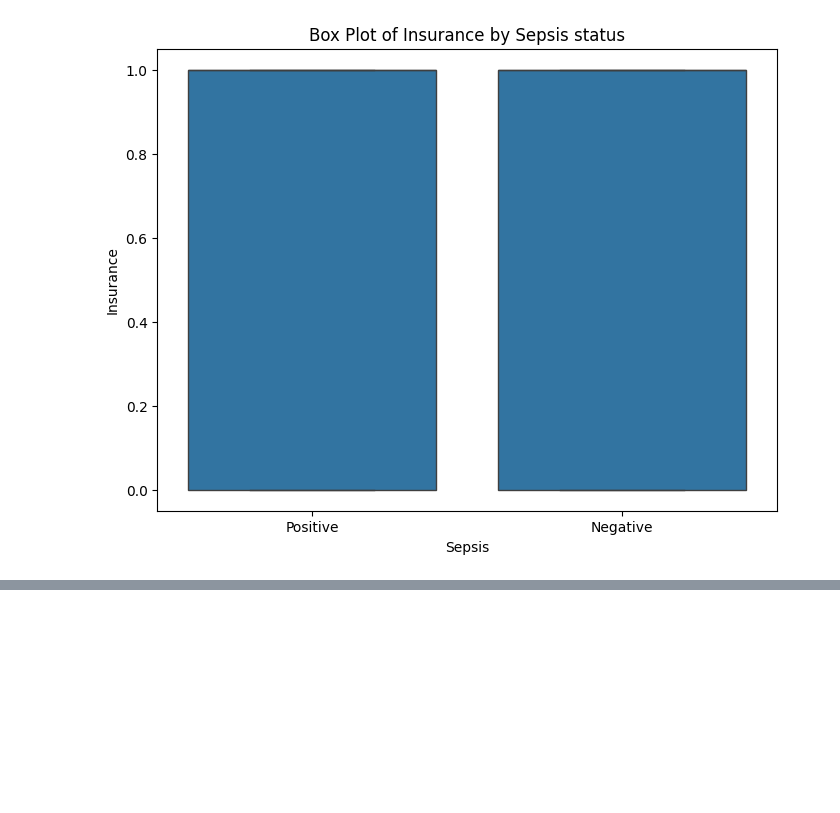
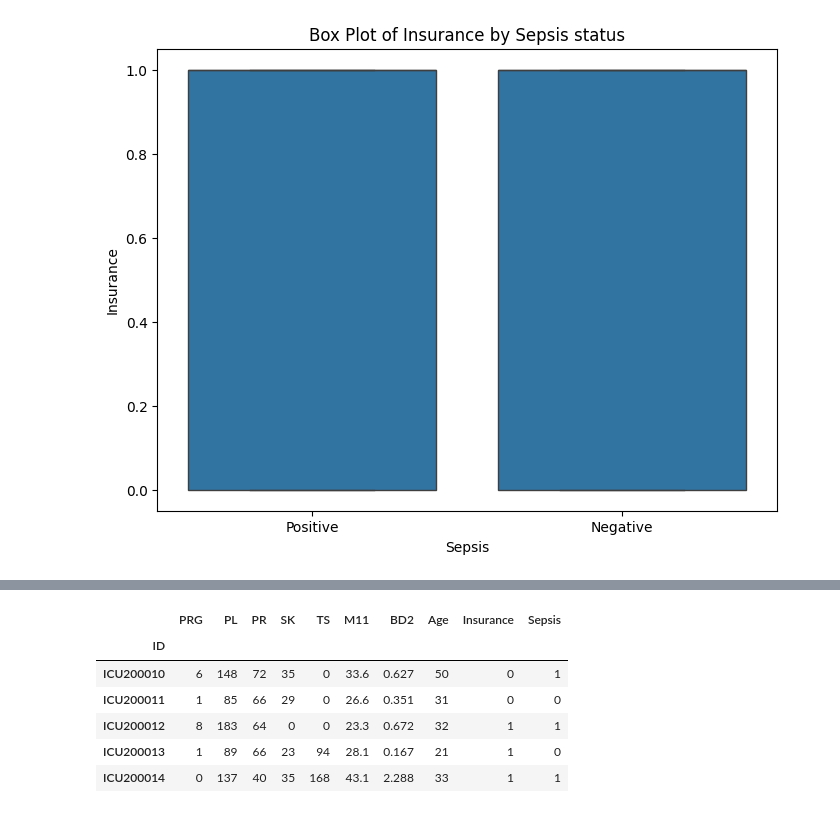
Before and after one commit to speedcode-x/Sepsis-prediction, a Jupyter notebook: ML_main.ipynb, the cells around one changed output, grey strips where cells are left out. Saved outputs shown, nothing was run; the diff lists cells and outputs as text; code cells hidden in the pictures; blank space fills up the shorter version.

```diff
--- a/ML_main.ipynb
+++ b/ML_main.ipynb
@@ -192,0 +231,13 @@ for col in numerical_cols:
+# %%
+# convert Sepsis column to numeric column
+data["Sepsis"]= data["Sepsis"].apply(lambda x: 1 if x=="Positive" else 0 )
+
+data.head()
+# %% [output]
+|  | PRG | PL | PR | SK | TS | M11 | BD2 | Age | Insurance | Sepsis |
+| ID |  |  |  |  |  |  |  |  |  |  |
+| ICU200010 | 6 | 148 | 72 | 35 | 0 | 33.6 | 0.627 | 50 | 0 | 1 |
+| ICU200011 | 1 | 85 | 66 | 29 | 0 | 26.6 | 0.351 | 31 | 0 | 0 |
+| ICU200012 | 8 | 183 | 64 | 0 | 0 | 23.3 | 0.672 | 32 | 1 | 1 |
+| ICU200013 | 1 | 89 | 66 | 23 | 94 | 28.1 | 0.167 | 21 | 1 | 0 |
+| ICU200014 | 0 | 137 | 40 | 35 | 168 | 43.1 | 2.288 | 33 | 1 | 1 |
```
Also changed, not shown: parts of 7 cells of this notebook, 1 other file.
